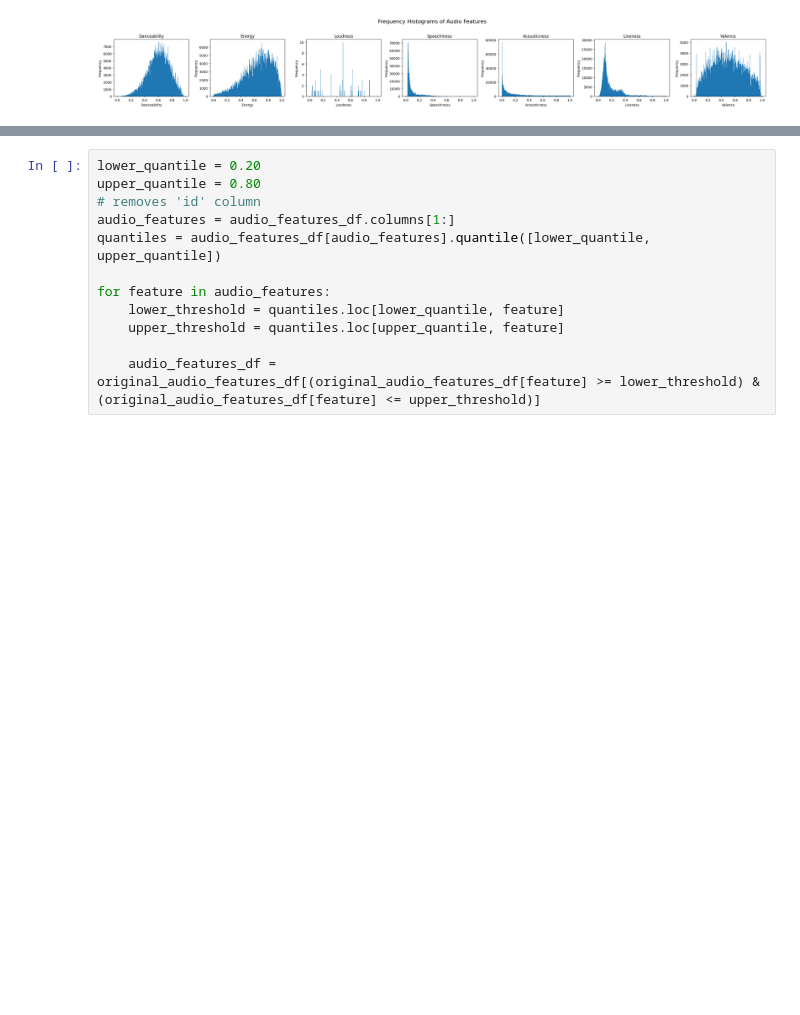
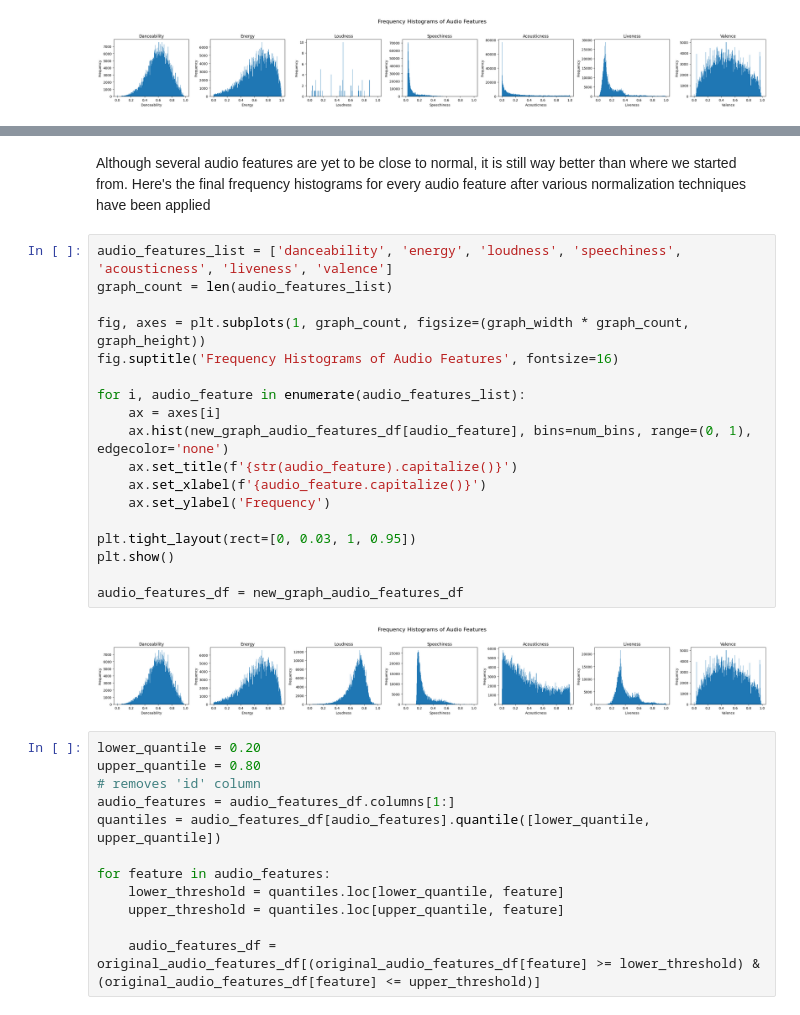
Before and after one commit to avock/TunesBlend-Engine, a Jupyter notebook: src/spotisense_engine.ipynb, the cells around one changed output, grey strips where cells are left out. Drawn from its saved outputs; the diff is of its cells as text; blank space fills up the shorter version.

Commit message:
Add frequency histograms

```diff
--- a/src/spotisense_engine.ipynb
+++ b/src/spotisense_engine.ipynb
@@ -164,3 +162,25 @@ Although several audio features are yet to be close to normal, it is still way b
+# %% [markdown]
+Although several audio features are yet to be close to normal, it is still way better than where we started from. Here's the final frequency histograms for every audio feature after various normalization techniques have been applied
+# %%
+audio_features_list = ['danceability', 'energy', 'loudness', 'speechiness', 'acousticness', 'liveness', 'valence']
+graph_count = len(audio_features_list)
+
+fig, axes = plt.subplots(1, graph_count, figsize=(graph_width * graph_count, graph_height))
+fig.suptitle('Frequency Histograms of Audio Features', fontsize=16)
+
+for i, audio_feature in enumerate(audio_features_list):
+    ax = axes[i]
+    ax.hist(new_graph_audio_features_df[audio_feature], bins=num_bins, range=(0, 1), edgecolor='none')
+    ax.set_title(f'{str(audio_feature).capitalize()}')
+    ax.set_xlabel(f'{audio_feature.capitalize()}')
+    ax.set_ylabel('Frequency')
+
+plt.tight_layout(rect=[0, 0.03, 1, 0.95])
+plt.show()
+
+audio_features_df = new_graph_audio_features_df
+# %% [output]
+[figure, added]
 # %%
 lower_quantile = 0.20
 upper_quantile = 0.80
```
Also changed, not shown: parts of 9 cells of this notebook.
